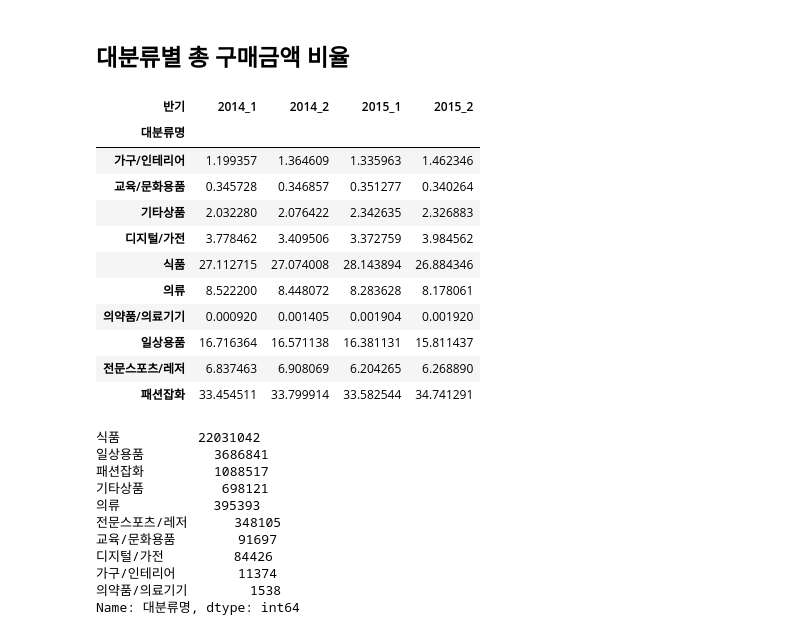
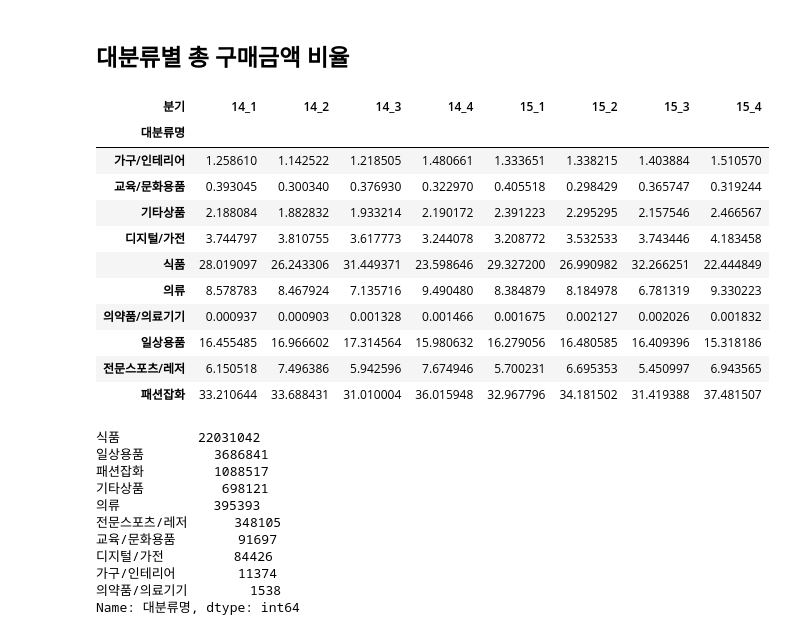
Before and after one commit to PKLH/cakd_LP, a Jupyter notebook: WorkSpace/Kim/EDA_1018.ipynb, the cells around one changed output. Drawn from its saved outputs; the diff is of its cells as text; code cells hidden in the pictures.

```diff
--- a/WorkSpace/Kim/EDA_1018.ipynb
+++ b/WorkSpace/Kim/EDA_1018.ipynb
@@ -242,22 +208,22 @@ array(['식품', '일상용품', '의류', '전문스포츠/레저', '패션잡
 # %%
 # df = pp_purprd_prodcl[pp_purprd_prodcl['대분류명']=='의류']
 option='sum'
-pp_pv_big = pp_purprd_prodcl.pivot_table(index=['대분류명'],columns='반기',values='구매금액',aggfunc=(f'{option}'),fill_value=0)
+pp_pv_big = pp_purprd_prodcl.pivot_table(index=['대분류명'],columns='분기',values='구매금액',aggfunc=(f'{option}'),fill_value=0)
 pp_pv_big.sum(axis=0)
 pp_pv_big/pp_pv_big.sum(axis=0)*100
 # %% [output]
-| 반기 | 2014_1 | 2014_2 | 2015_1 | 2015_2 |
-| 대분류명 |  |  |  |  |
-| 가구/인테리어 | 1.199357 | 1.364609 | 1.335963 | 1.462346 |
-| 교육/문화용품 | 0.345728 | 0.346857 | 0.351277 | 0.340264 |
-| 기타상품 | 2.032280 | 2.076422 | 2.342635 | 2.326883 |
-| 디지털/가전 | 3.778462 | 3.409506 | 3.372759 | 3.984562 |
-| 식품 | 27.112715 | 27.074008 | 28.143894 | 26.884346 |
-| 의류 | 8.522200 | 8.448072 | 8.283628 | 8.178061 |
-| 의약품/의료기기 | 0.000920 | 0.001405 | 0.001904 | 0.001920 |
-| 일상용품 | 16.716364 | 16.571138 | 16.381131 | 15.811437 |
-| 전문스포츠/레저 | 6.837463 | 6.908069 | 6.204265 | 6.268890 |
-| 패션잡화 | 33.454511 | 33.799914 | 33.582544 | 34.741291 |
+| 분기 | 14_1 | 14_2 | 14_3 | 14_4 | 15_1 | 15_2 | 15_3 | 15_4 |
+| 대분류명 |  |  |  |  |  |  |  |  |
+| 가구/인테리어 | 1.258610 | 1.142522 | 1.218505 | 1.480661 | 1.333651 | 1.338215 | 1.403884 | 1.510570 |
+| 교육/문화용품 | 0.393045 | 0.300340 | 0.376930 | 0.322970 | 0.405518 | 0.298429 | 0.365747 | 0.319244 |
+| 기타상품 | 2.188084 | 1.882832 | 1.933214 | 2.190172 | 2.391223 | 2.295295 | 2.157546 | 2.466567 |
+| 디지털/가전 | 3.744797 | 3.810755 | 3.617773 | 3.244078 | 3.208772 | 3.532533 | 3.743446 | 4.183458 |
+| 식품 | 28.019097 | 26.243306 | 31.449371 | 23.598646 | 29.327200 | 26.990982 | 32.266251 | 22.444849 |
+| 의류 | 8.578783 | 8.467924 | 7.135716 | 9.490480 | 8.384879 | 8.184978 | 6.781319 | 9.330223 |
+| 의약품/의료기기 | 0.000937 | 0.000903 | 0.001328 | 0.001466 | 0.001675 | 0.002127 | 0.002026 | 0.001832 |
+| 일상용품 | 16.455485 | 16.966602 | 17.314564 | 15.980632 | 16.279056 | 16.480585 | 16.409396 | 15.318186 |
+| 전문스포츠/레저 | 6.150518 | 7.496386 | 5.942596 | 7.674946 | 5.700231 | 6.695353 | 5.450997 | 6.943565 |
+| 패션잡화 | 33.210644 | 33.688431 | 31.010004 | 36.015948 | 32.967796 | 34.181502 | 31.419388 | 37.481507 |
 # %%
 pp_purprd_prodcl['대분류명'].value_counts()
 # %% [output]
```
Also changed, not shown: parts of 30 cells of this notebook.
